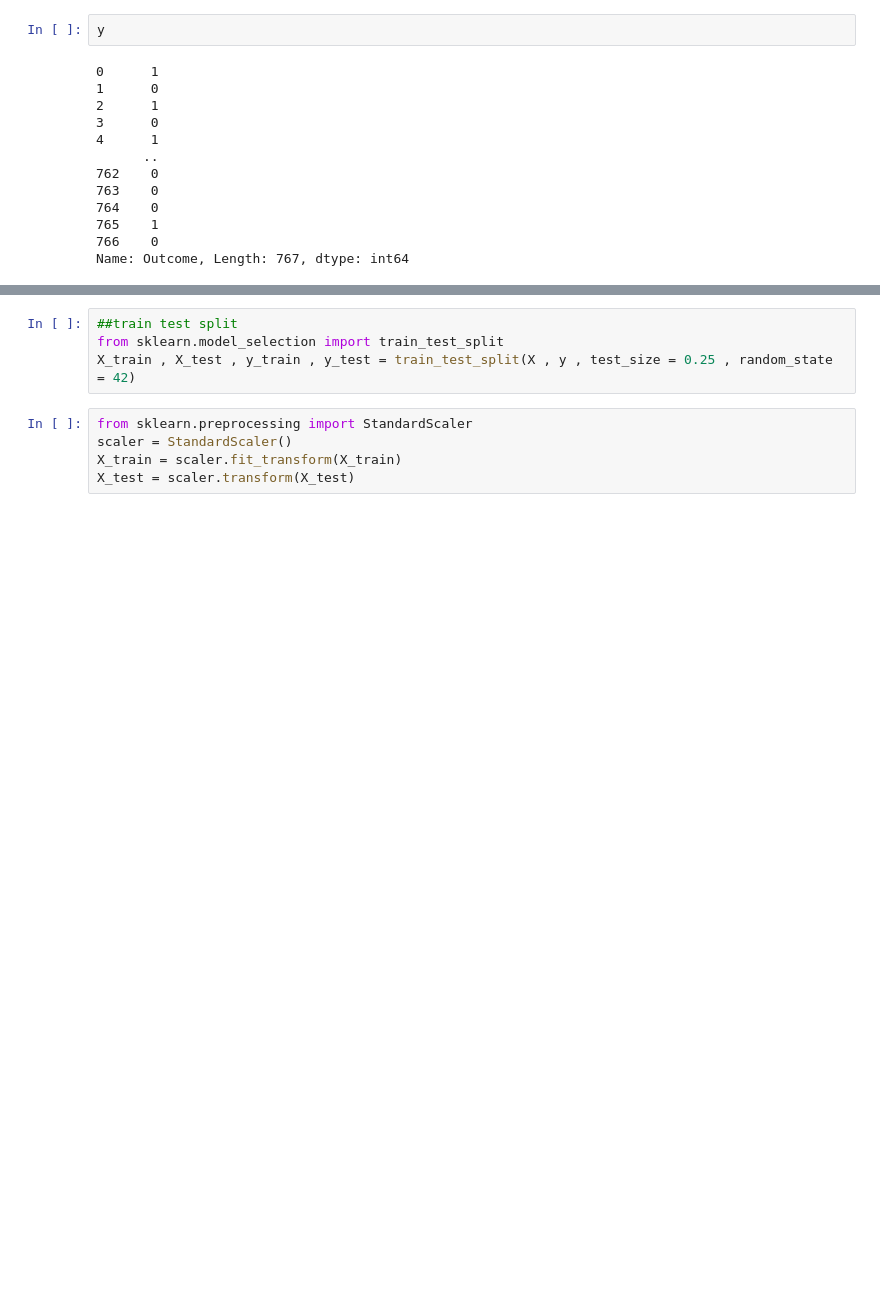
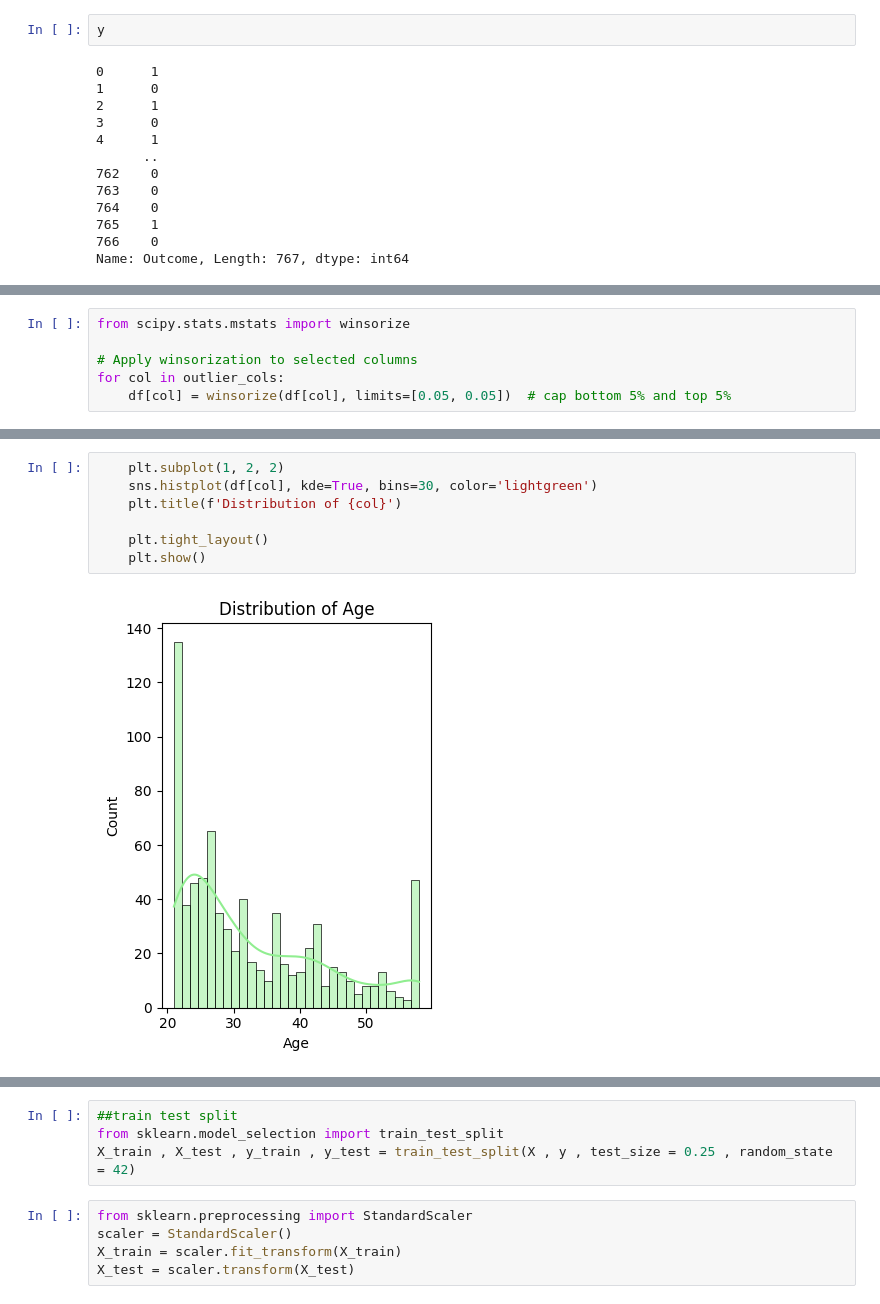
Before and after one commit to nehuu2/Pre-Diabetes-prediction-ML-project, a Jupyter notebook: notebooks/Feature Engineering.ipynb, the cells around one changed output, grey strips where cells are left out. Cells and saved outputs as stored; diff of their text form; blank space fills up the shorter version.

```diff
--- a/notebooks/Feature Engineering.ipynb
+++ b/notebooks/Feature Engineering.ipynb
@@ -82,0 +120,6 @@ Name: Outcome, Length: 767, dtype: int64
+# %%
+from scipy.stats.mstats import winsorize
+
+# Apply winsorization to selected columns
+for col in outlier_cols:
+    df[col] = winsorize(df[col], limits=[0.05, 0.05])  # cap bottom 5% and top 5%
@@ -82,0 +141,9 @@ Name: Outcome, Length: 767, dtype: int64
+# %%
+    plt.subplot(1, 2, 2)
+    sns.histplot(df[col], kde=True, bins=30, color='lightgreen')
+    plt.title(f'Distribution of {col}')
+
+    plt.tight_layout()
+    plt.show()
+# %% [output]
+[figure, added]
```
Also changed, not shown: parts of 14 cells of this notebook, 4 other files.
